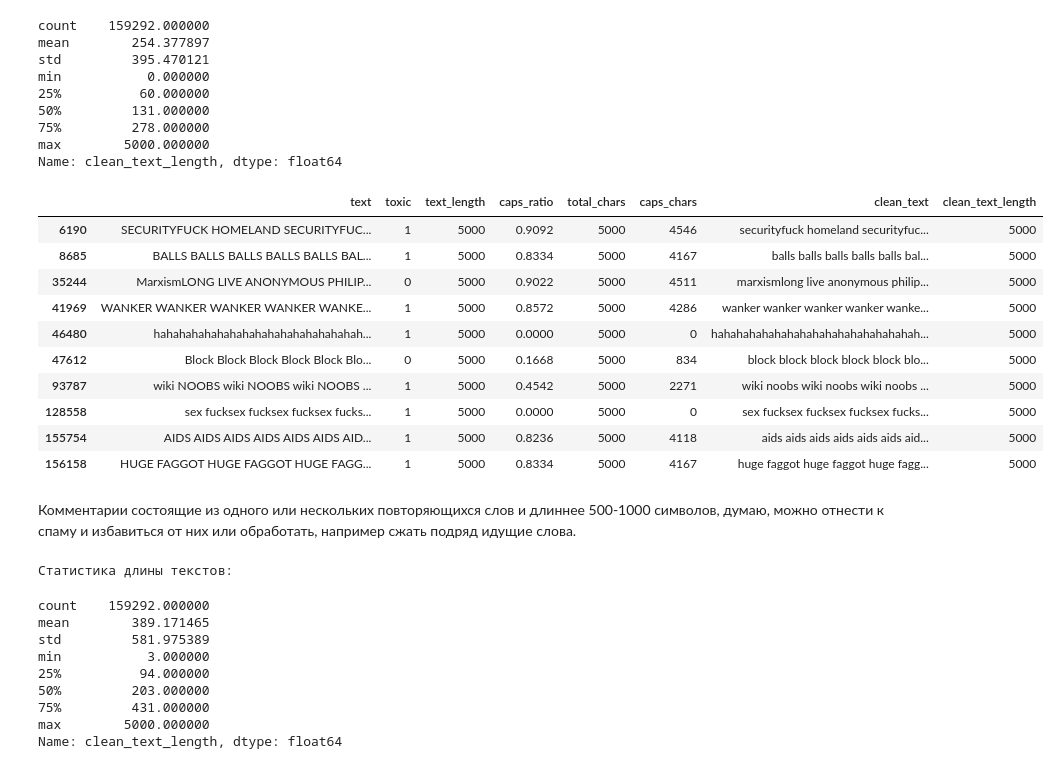
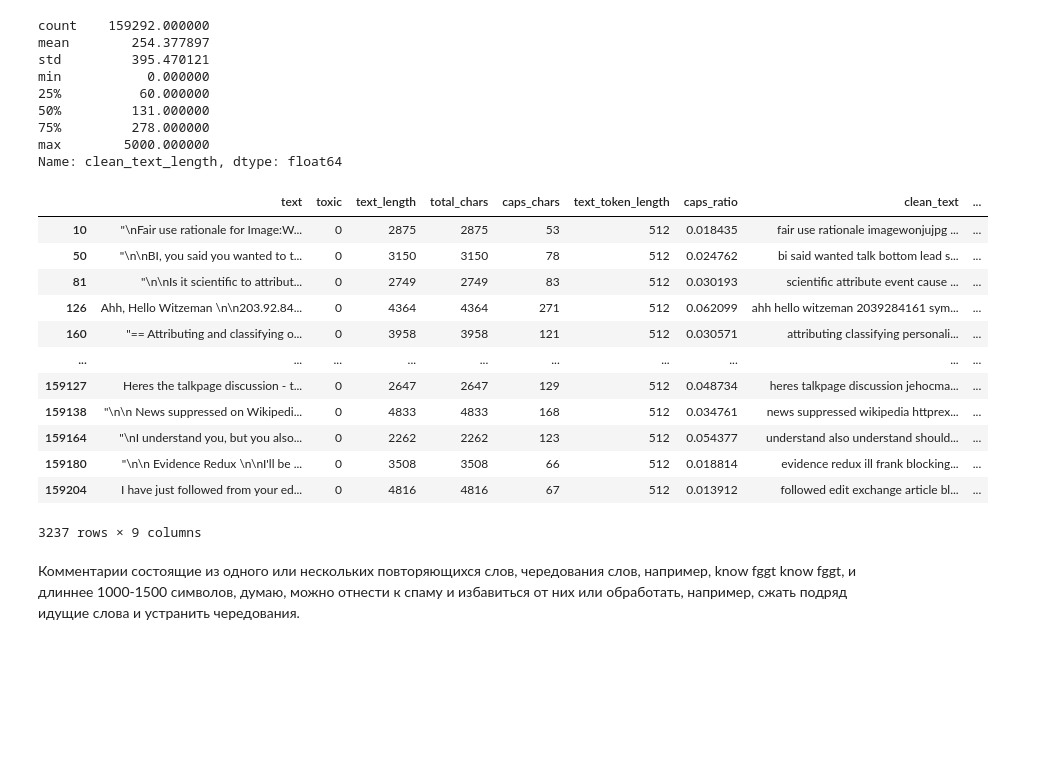
Before and after one commit to legonc/Study-ToxicComment, a Jupyter notebook: notebooks/Study-ToxicComment.ipynb, the cells around one changed output. Drawn from its saved outputs; the diff is of its cells as text; code cells hidden in the pictures; blank space fills up the shorter version.

Commit message:
Полностью выполнен анализ

```diff
--- a/notebooks/Study-ToxicComment.ipynb
+++ b/notebooks/Study-ToxicComment.ipynb
@@ -39,5 +50,7 @@ TEST_SIZE = 0.2
 # %%
 try:
-    df = pd.read_csv('/datasets/toxic_comments.csv')
+    df = pd.read_csv('notebooks/toxic_comments.csv')
+    print('загружено локально')
 except:
     df = pd.read_csv('https://code.s3.yandex.net/datasets/toxic_comments.csv')
+    print('загружено удаленно')
@@ -260,0 +327,11 @@ agg_melted
+# %%
+# анализ длины в токенах
+tokenizer = BertTokenizer.from_pretrained('bert-base-uncased')
+token_lengths = []
+for text in tqdm(df['text'], desc="токенизация"):
+    tokens = tokenizer.encode(text, add_special_tokens=True, truncation=True, max_length=512)
+    token_lengths.append(len(tokens))
+
+df['text_token_length'] = token_lengths
+print("\nстатистика длины текстов (токены):")
+print(df['text_token_length'].describe())
@@ -270,9 +375,21 @@ stop_words = set(stopwords.words('english'))
 non_ascii = df[df['text'].str.contains('[^\x00-\x7F]', regex=True, na=False)]
 print(f"тексты с не-ascii символами: {len(non_ascii)} ({len(non_ascii)/len(df)*100:.2f}%)")
 
+# проверяем caps ratio (доля заглавных букв) перед lowercase
+def calc_caps_ratio(text):
+    if not text:
+        return 0
+    total_chars = len(text)
+    caps_chars = sum(1 for c in text if c.isupper())
+    return caps_chars / total_chars if total_chars > 0 else 0
+
+df['caps_ratio'] = df['text'].apply(calc_caps_ratio)
+print("\nстатистика caps ratio по классам:")
+display(df.groupby('toxic')['caps_ratio'].describe())
+
 # функция очистки текста
 def clean_text(text):
-    # lowercase
+    # переводим в нижний регистр
     text = text.lower()
     # удаляем не-ascii
     text = re.sub(r'[^\x00-\x7F]', '', text)
@@ -341,18 +476,20 @@ min           0.000000
 max        5000.000000
 Name: clean_text_length, dtype: float64
 # %%
-df.query('clean_text_length == 5000')
+df.query('clean_text_length >= 1500')
 # %% [output]
-|  | text | toxic | text_length | caps_ratio | total_chars | caps_chars | clean_text | clean_text_length |
-| 6190 | SECURITYFUCK HOMELAND SECURITYFUC... | 1 | 5000 | 0.9092 | 5000 | 4546 | securityfuck homeland securityfuc... | 5000 |
-| 8685 | BALLS BALLS BALLS BALLS BALLS BAL... | 1 | 5000 | 0.8334 | 5000 | 4167 | balls balls balls balls balls bal... | 5000 |
-| 35244 | MarxismLONG LIVE ANONYMOUS PHILIP... | 0 | 5000 | 0.9022 | 5000 | 4511 | marxismlong live anonymous philip... | 5000 |
-| 41969 | WANKER WANKER WANKER WANKER WANKE... | 1 | 5000 | 0.8572 | 5000 | 4286 | wanker wanker wanker wanker wanke... | 5000 |
-| 46480 | hahahahahahahahahahahahahahahahah... | 1 | 5000 | 0.0000 | 5000 | 0 | hahahahahahahahahahahahahahahahah... | 5000 |
-| 47612 | Block Block Block Block Block Blo... | 0 | 5000 | 0.1668 | 5000 | 834 | block block block block block blo... | 5000 |
-| 93787 | wiki NOOBS wiki NOOBS wiki NOOBS ... | 1 | 5000 | 0.4542 | 5000 | 2271 | wiki noobs wiki noobs wiki noobs ... | 5000 |
-| 128558 | sex fucksex fucksex fucksex fucks... | 1 | 5000 | 0.0000 | 5000 | 0 | sex fucksex fucksex fucksex fucks... | 5000 |
-| 155754 | AIDS AIDS AIDS AIDS AIDS AIDS AID... | 1 | 5000 | 0.8236 | 5000 | 4118 | aids aids aids aids aids aids aid... | 5000 |
-| 156158 | HUGE FAGGOT HUGE FAGGOT HUGE FAGG... | 1 | 5000 | 0.8334 | 5000 | 4167 | huge faggot huge faggot huge fagg... | 5000 |
+|  | text | toxic | text_length | total_chars | caps_chars | text_token_length | caps_ratio | clean_text | ... |
+| 10 | "\nFair use rationale for Image:W... | 0 | 2875 | 2875 | 53 | 512 | 0.018435 | fair use rationale imagewonjujpg ... | ... |
+| 50 | "\n\nBI, you said you wanted to t... | 0 | 3150 | 3150 | 78 | 512 | 0.024762 | bi said wanted talk bottom lead s... | ... |
+| 81 | "\n\nIs it scientific to attribut... | 0 | 2749 | 2749 | 83 | 512 | 0.030193 | scientific attribute event cause ... | ... |
+| 126 | Ahh, Hello Witzeman \n\n203.92.84... | 0 | 4364 | 4364 | 271 | 512 | 0.062099 | ahh hello witzeman 2039284161 sym... | ... |
+| 160 | "== Attributing and classifying o... | 0 | 3958 | 3958 | 121 | 512 | 0.030571 | attributing classifying personali... | ... |
+| ... | ... | ... | ... | ... | ... | ... | ... | ... | ... |
+| 159127 | Heres the talkpage discussion - t... | 0 | 2647 | 2647 | 129 | 512 | 0.048734 | heres talkpage discussion jehocma... | ... |
+| 159138 | "\n\n News suppressed on Wikipedi... | 0 | 4833 | 4833 | 168 | 512 | 0.034761 | news suppressed wikipedia httprex... | ... |
+| 159164 | "\nI understand you, but you also... | 0 | 2262 | 2262 | 123 | 512 | 0.054377 | understand also understand should... | ... |
+| 159180 | "\n\n Evidence Redux \n\nI'll be ... | 0 | 3508 | 3508 | 66 | 512 | 0.018814 | evidence redux ill frank blocking... | ... |
+| 159204 | I have just followed from your ed... | 0 | 4816 | 4816 | 67 | 512 | 0.013912 | followed edit exchange article bl... | ... |
+3237 rows × 9 columns
 # %% [markdown]
-Комментарии состоящие из одного или нескольких повторяющихся слов и длиннее 500-1000 символов, думаю, можно отнести к спаму и избавиться от них или обработать, например сжать подряд идущие слова.
+Комментарии состоящие из одного или нескольких повторяющихся слов, чередования слов, например, know fggt know fggt, и длиннее 1000-1500 символов, думаю, можно отнести к спаму и избавиться от них или обработать, например, сжать подряд идущие слова и устранить чередования.
@@ -384,15 +495,0 @@ df['clean_text'] = df['text'].apply(lambda x: collapse_repeats(x, max_repeats=1)
-# %%
-df['clean_text_length'] = df['clean_text'].apply(len)
-print("\nСтатистика длины текстов:")
-df['clean_text_length'].describe()
-# %% [output]
-Статистика длины текстов:
-count    159292.000000
-mean        389.171465
-std         581.975389
-min           3.000000
-25%          94.000000
-50%         203.000000
-75%         431.000000
-max        5000.000000
-Name: clean_text_length, dtype: float64
```
Also changed, not shown: parts of 58 cells of this notebook, 1 other file.
